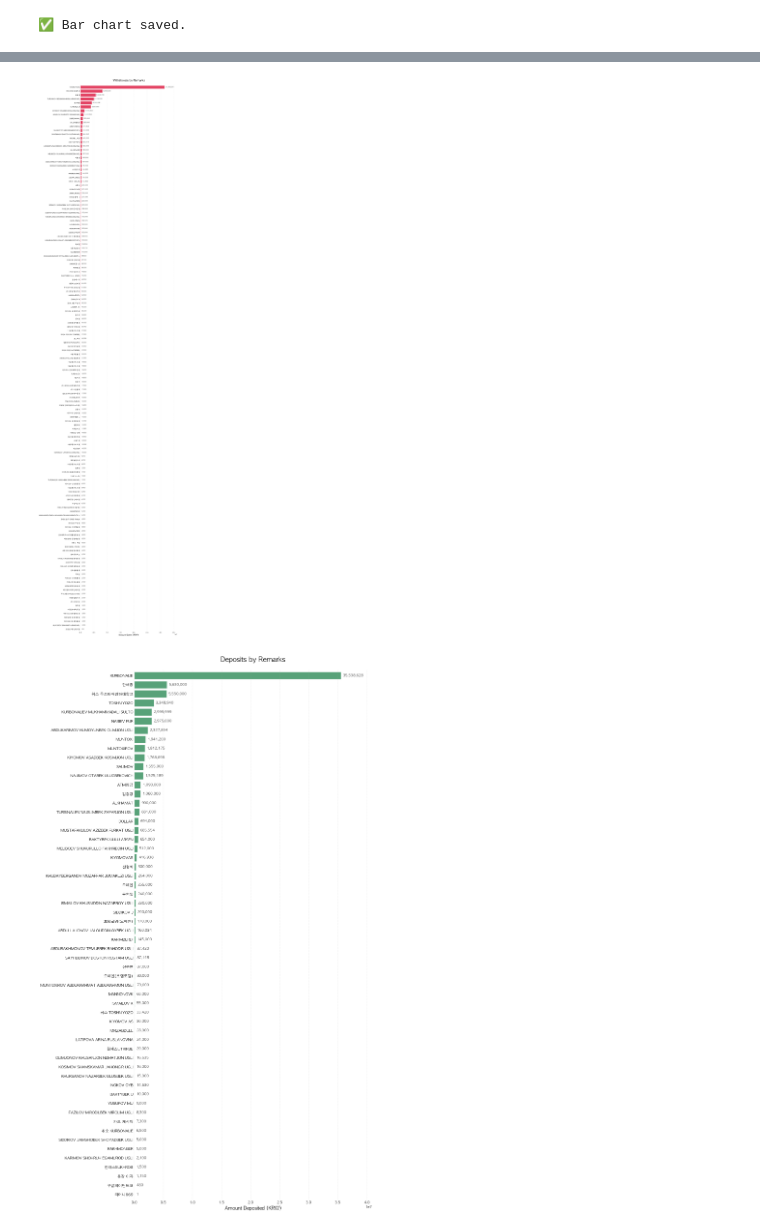
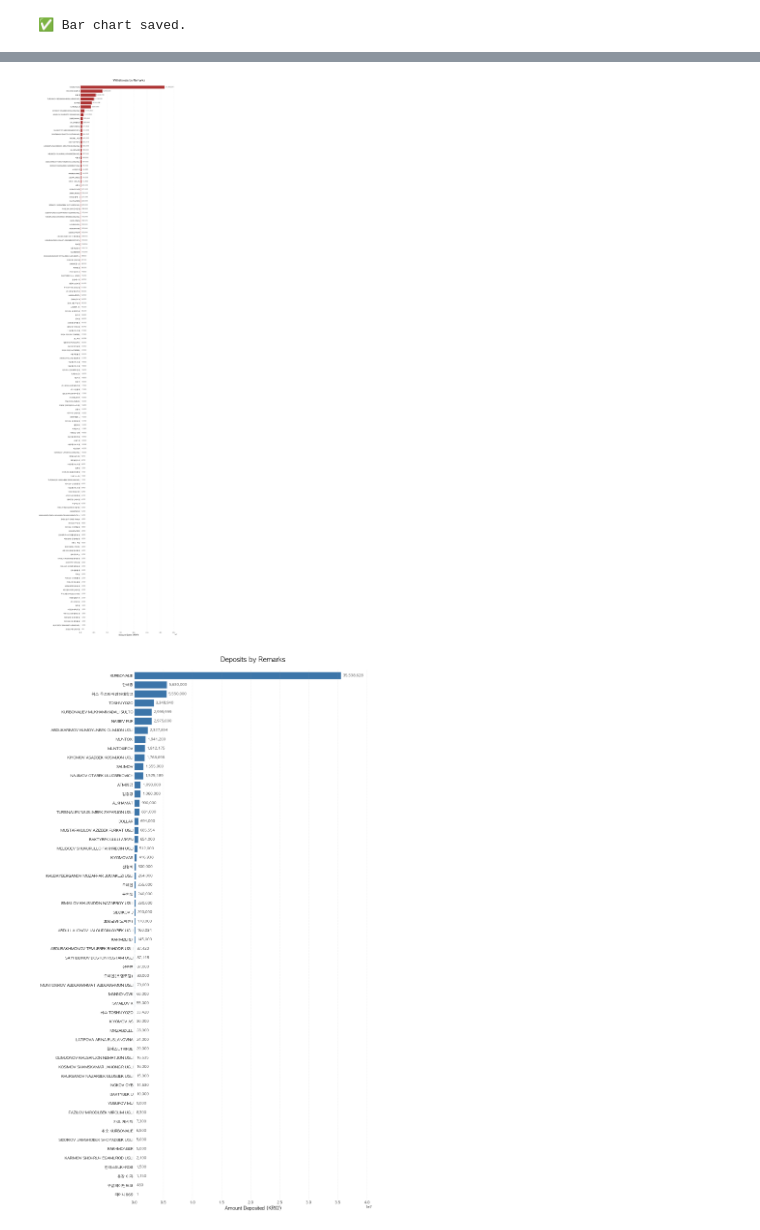
Before and after one commit to iamurtazo/toss-transaction-analysis, a Jupyter notebook: transactions_analysis.ipynb, the cells around one changed output, grey strips where cells are left out. Cells and saved outputs as stored; diff of their text form; code cells hidden in the pictures.

```diff
--- a/transactions_analysis.ipynb
+++ b/transactions_analysis.ipynb
@@ -361,7 +361,7 @@ def plot_remarks_analysis(data, is_negative=True):
         plot_df = data[data['Transaction_Amount'] < 0].copy()
         plot_df['Value'] = abs(plot_df['Transaction_Amount'])
         title = 'Withdrawals by Remarks'
-        color = '#DC143C'
+        color = '#990000'
         filename = 'spending_by_remarks_negative.png'
         xlabel = 'Amount Spent (KRW)'
     else:
@@ -369,7 +369,7 @@ def plot_remarks_analysis(data, is_negative=True):
         plot_df = data[data['Transaction_Amount'] >= 0].copy()
         plot_df['Value'] = plot_df['Transaction_Amount']
         title = 'Deposits by Remarks'
-        color = '#2E8B57'
+        color = '#0b5394'
         filename = 'spending_by_remarks_positive.png'
         xlabel = 'Amount Deposited (KRW)'
 
@@ -391,35 +391,35 @@ def plot_remarks_analysis(data, is_negative=True):
     # Labels and titles
     ax.set_title(title, fontsize=20, fontweight='bold', pad=25)
     ax.set_xlabel(xlabel, fontsize=14, fontweight='bold')
     ax.set_yticks(range(num_items))
     ax.set_yticklabels(labels, fontsize=11)
 
     # Borderless polish
     for spine in ax.spines.values():
         spine.set_visible(False)
     ax.tick_params(axis='both', which='both', length=0)
 
     # Add value labels with safe padding
     max_val = series.max() if not series.empty else 1
     for i, v in enumerate(series.values):
         ax.text(v + (max_val * 0.01), i, f'{int(v):,}',
                 va='center', fontweight='bold', fontsize=10, color='#333333')
 
     # Grid and limits
     ax.grid(True, alpha=0.2, axis='x', linestyle='--')
     ax.set_xlim(0, max_val * 1.15) # Buffer for text
     ax.set_ylim(-0.6, num_items - 0.4)
 
     plt.tight_layout()
     plt.savefig(f'visuals/{filename}', dpi=300, bbox_inches='tight')
     plt.show()
 
 # Execute for both types
 plot_remarks_analysis(df, is_negative=True)
 plot_remarks_analysis(df, is_negative=False)
 # %% [output]
-[figure, old version]
+[figure, new version]
-[figure, old version]
+[figure, new version]
 # %%
 import pandas as pd
 import matplotlib.pyplot as plt
```
Also changed, not shown: parts of 3 cells of this notebook, 13 other files.
